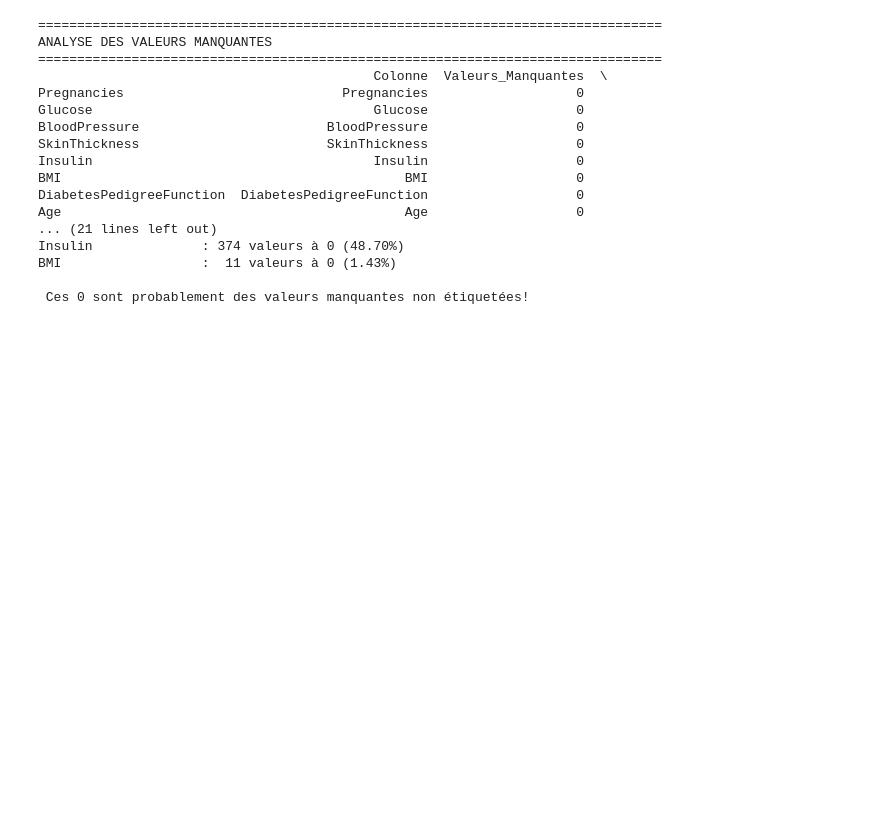
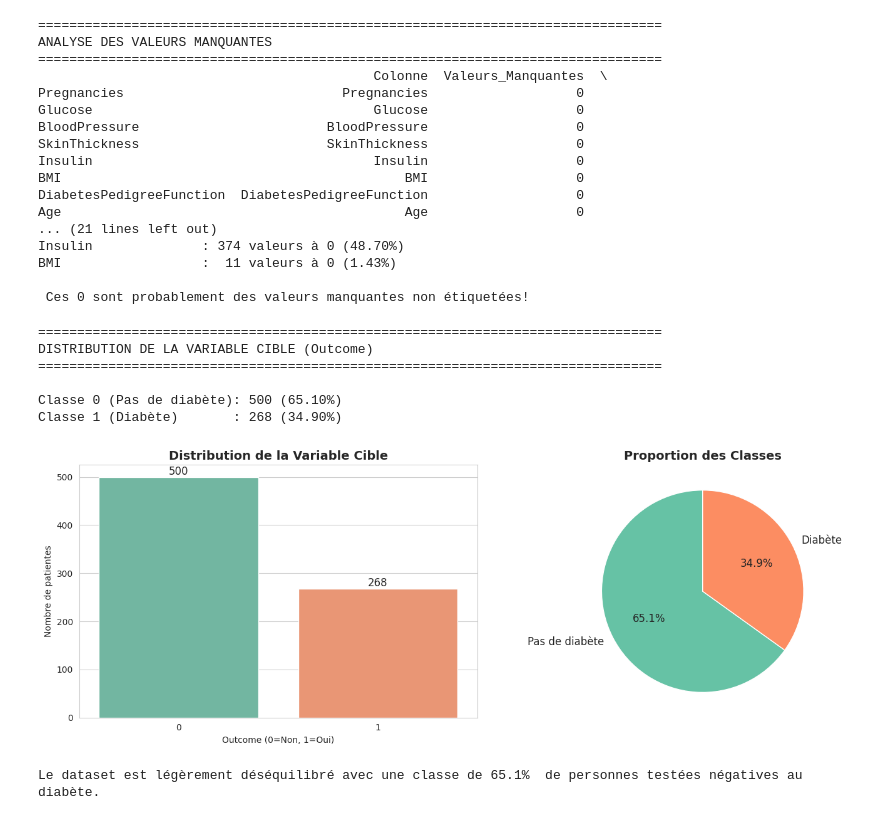
Before and after one commit to anonyme56/ProjetProgrammationDiabete, a Jupyter notebook: TP_Prog_indian_diabete.ipynb, the cells around one changed output. Saved outputs shown, nothing was run; the diff lists cells and outputs as text; code cells hidden in the pictures; blank space fills up the shorter version.

Commit message:
Création de diagrammes de classes statistique et texte markdown sur le nettoyage et prétraitement des données du dataset

```diff
--- a/TP_Prog_indian_diabete.ipynb
+++ b/TP_Prog_indian_diabete.ipynb
@@ -216,3 +216,47 @@ Insulin              : 374 valeurs à 0 (48.70%)
 BMI                  :  11 valeurs à 0 (1.43%)
 
  Ces 0 sont probablement des valeurs manquantes non étiquetées!
+# %%
+# Distribution de la variable cible
+print("="*80)
+print("DISTRIBUTION DE LA VARIABLE CIBLE (Outcome)")
+print("="*80)
+
+outcome_counts = df['Outcome'].value_counts()
+outcome_pct = df['Outcome'].value_counts(normalize=True) * 100
+
+print(f"\nClasse 0 (Pas de diabète): {outcome_counts[0]} ({outcome_pct[0]:.2f}%)")
+print(f"Classe 1 (Diabète)       : {outcome_counts[1]} ({outcome_pct[1]:.2f}%)")
+
+# Visualisation
+fig, axes = plt.subplots(1, 2, figsize=(14, 5))
+
+# Graphique à barres
+sns.countplot(data=df, x='Outcome', palette='Set2', ax=axes[0])
+axes[0].set_title('Distribution de la Variable Cible', fontsize=14, fontweight='bold')
+axes[0].set_xlabel('Outcome (0=Non, 1=Oui)')
+axes[0].set_ylabel('Nombre de patientes')
+for p in axes[0].patches:
+    axes[0].annotate(f'{int(p.get_height())}',
+                    (p.get_x() + p.get_width() / 2., p.get_height()),
+                    ha='center', va='bottom', fontsize=12)
+
+# Graphique circulaire
+colors = sns.color_palette('Set2')
+axes[1].pie(outcome_counts, labels=['Pas de diabète', 'Diabète'], autopct='%1.1f%%',
+           startangle=90, colors=colors, textprops={'fontsize': 12})
+axes[1].set_title('Proportion des Classes', fontsize=14, fontweight='bold')
+
+plt.tight_layout()
+plt.show()
+
+print(f"\nLe dataset est légèrement déséquilibré avec une classe de {outcome_pct[0]:.1f}%  de personnes testées négatives au diabète.")
+# %% [output]
+================================================================================
+DISTRIBUTION DE LA VARIABLE CIBLE (Outcome)
+================================================================================
+
+Classe 0 (Pas de diabète): 500 (65.10%)
+Classe 1 (Diabète)       : 268 (34.90%)
+[figure, added]
+Le dataset est légèrement déséquilibré avec une classe de 65.1%  de personnes testées négatives au diabète.
```
Also changed, not shown: parts of 1 cell of this notebook.
